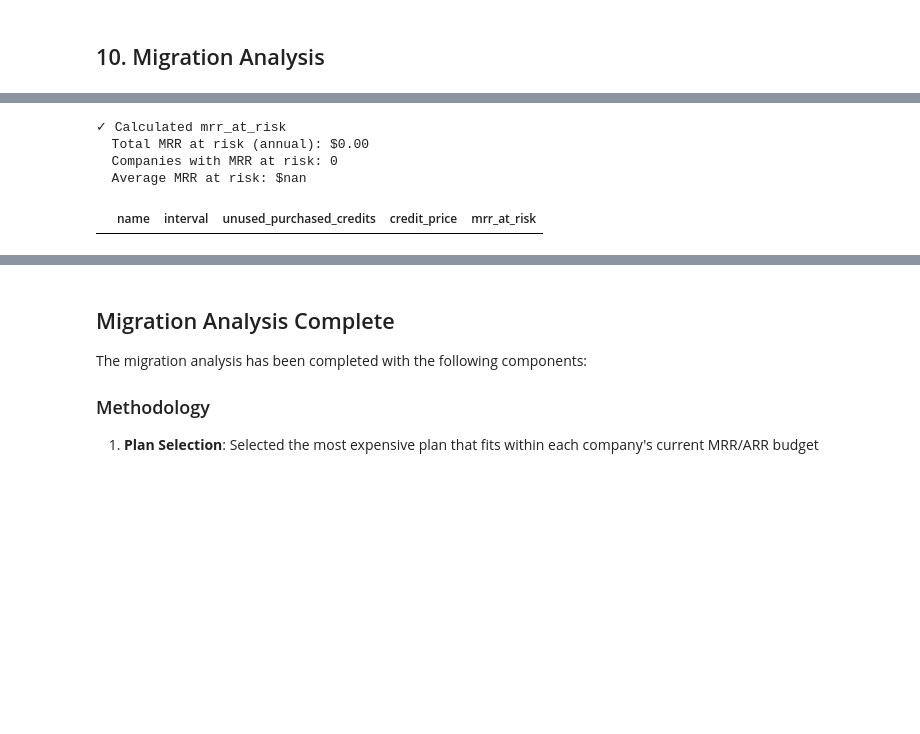
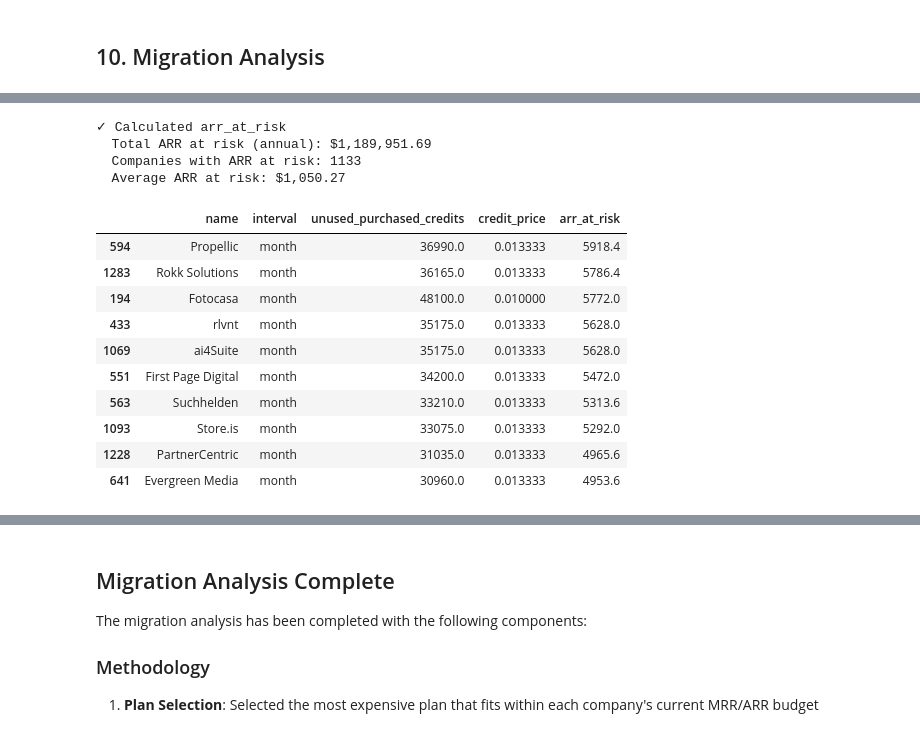
Before and after one commit to peec-ai/stripe-migration-analysis, a Jupyter notebook: transform/notebooks/migration_analysis-match.ipynb, the cells around one changed output, grey strips where cells are left out. Cells and saved outputs as stored; diff of their text form; code cells hidden in the pictures; blank space fills up the shorter version.

```diff
--- a/transform/notebooks/migration_analysis-match.ipynb
+++ b/transform/notebooks/migration_analysis-match.ipynb
@@ -705,12 +758,15 @@ company_stats_stripe = (
     sub_items_with_product.groupby("customer_id")
     .agg({
         "prompt_limit": "sum",
-        "product_id": "size"  # Count of workspace items with unit_amount > 0
+        "quantity": "sum"  # Count of workspace items with unit_amount > 0
     })
     .reset_index()
     .rename(columns={
         "prompt_limit": "purchased_capacity",
-        "product_id": "orgs_purchased"
+        "quantity": "orgs_purchased"
     })
 )
+
+
+company_stats_stripe.sort_values(by="orgs_purchased", ascending=False).head(10)
 # %% [output]
@@ -1038,6 +1095,7 @@ def calculate_discount(row):
     Calculate discount needed for companies paying less than the cheapest plan.
     """
     company_type = row['type']
+    currency = row["currency"]
     interval = row['interval']
 
     # Determine which plan set to use
@@ -1051,29 +1109,19 @@ def calculate_discount(row):
         plans = BRAND_PLANS
         cheapest_plan_name = 'starter'
 
-    plans = plans[row["currency"]]
+    plans = plans[currency][interval]
 
     # Get current payment
-    if interval == 'month':
-        current_payment = row['mrr']
-    else:
-        current_payment = row['arr']
+    current_payment = row['mrr']
 
     # Handle missing data
     if pd.isna(current_payment):
-        return pd.Series({
-            'discount_amount': 0,
-            'discount_pct': 0
-        })
+        raise ValueError(f"Company {row['name']} has no payment data")
 
     # Get cheapest plan price
-    if interval in plans[cheapest_plan_name]:
-        cheapest_price = plans[cheapest_plan_name][interval]['price']
-    else:
-        return pd.Series({
-            'discount_amount': 0,
-            'discount_pct': 0
-        })
+    cheapest_price = plans[cheapest_plan_name]['price']
+    if pd.isna(cheapest_price):
+        raise ValueError(f"Company {row['name']} has no cheapest plan price")
 
     # Calculate discount if underpaying
     if current_payment < cheapest_price:
@@ -1283,24 +1225,34 @@ migration_df[migration_df['unused_purchased_credits'] > 0][['name', 'purchased_c
 # %%
 # Step 10: Calculate MRR at risk (normalized to annual)
 # Revenue we'd lose if they drop unused purchased credits
-migration_df['mrr_at_risk'] = (
+migration_df['arr_at_risk'] = (
     migration_df['unused_purchased_credits'] *
     migration_df['credit_price'] *
-    migration_df['interval'].apply(lambda x: 12 if x == 'month' else 1)
+    12
 )
 
-print("✓ Calculated mrr_at_risk")
-print(f"  Total MRR at risk (annual): ${migration_df['mrr_at_risk'].sum():,.2f}")
-print(f"  Companies with MRR at risk: {(migration_df['mrr_at_risk'] > 0).sum()}")
-print(f"  Average MRR at risk: ${migration_df[migration_df['mrr_at_risk'] > 0]['mrr_at_risk'].mean():,.2f}")
+print("✓ Calculated arr_at_risk")
+print(f"  Total ARR at risk (annual): ${migration_df['arr_at_risk'].sum():,.2f}")
+print(f"  Companies with ARR at risk: {(migration_df['arr_at_risk'] > 0).sum()}")
+print(f"  Average ARR at risk: ${migration_df[migration_df['arr_at_risk'] > 0]['arr_at_risk'].mean():,.2f}")
 
-migration_df[migration_df['mrr_at_risk'] > 0].sort_values('mrr_at_risk', ascending=False)[['name', 'interval', 'unused_purchased_credits', 'credit_price', 'mrr_at_risk']].head(10)
+migration_df[migration_df['arr_at_risk'] > 0].sort_values('arr_at_risk', ascending=False)[['name', 'interval', 'unused_purchased_credits', 'credit_price', 'arr_at_risk']].head(10)
 # %% [output]
-✓ Calculated mrr_at_risk
-  Total MRR at risk (annual): $0.00
-  Companies with MRR at risk: 0
-  Average MRR at risk: $nan
+✓ Calculated arr_at_risk
+  Total ARR at risk (annual): $1,189,951.69
+  Companies with ARR at risk: 1133
+  Average ARR at risk: $1,050.27
-|  | name | interval | unused_purchased_credits | credit_price | mrr_at_risk |
+|  | name | interval | unused_purchased_credits | credit_price | arr_at_risk |
+| 594 | Propellic | month | 36990.0 | 0.013333 | 5918.4 |
+| 1283 | Rokk Solutions | month | 36165.0 | 0.013333 | 5786.4 |
+| 194 | Fotocasa | month | 48100.0 | 0.010000 | 5772.0 |
+| 433 | rlvnt | month | 35175.0 | 0.013333 | 5628.0 |
+| 1069 | ai4Suite | month | 35175.0 | 0.013333 | 5628.0 |
+| 551 | First Page Digital | month | 34200.0 | 0.013333 | 5472.0 |
+| 563 | Suchhelden | month | 33210.0 | 0.013333 | 5313.6 |
+| 1093 | Store.is | month | 33075.0 | 0.013333 | 5292.0 |
+| 1228 | PartnerCentric | month | 31035.0 | 0.013333 | 4965.6 |
+| 641 | Evergreen Media | month | 30960.0 | 0.013333 | 4953.6 |
 # %%
 # Summary Statistics & Validation
 print("=" * 80)
```
Also changed, not shown: parts of 27 cells of this notebook, 3 other files.
